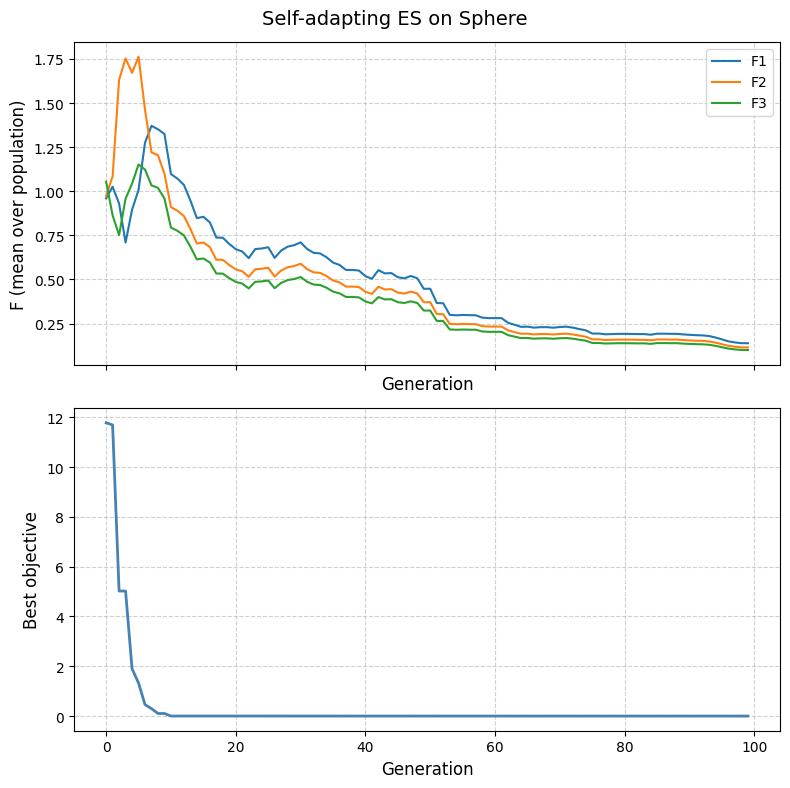
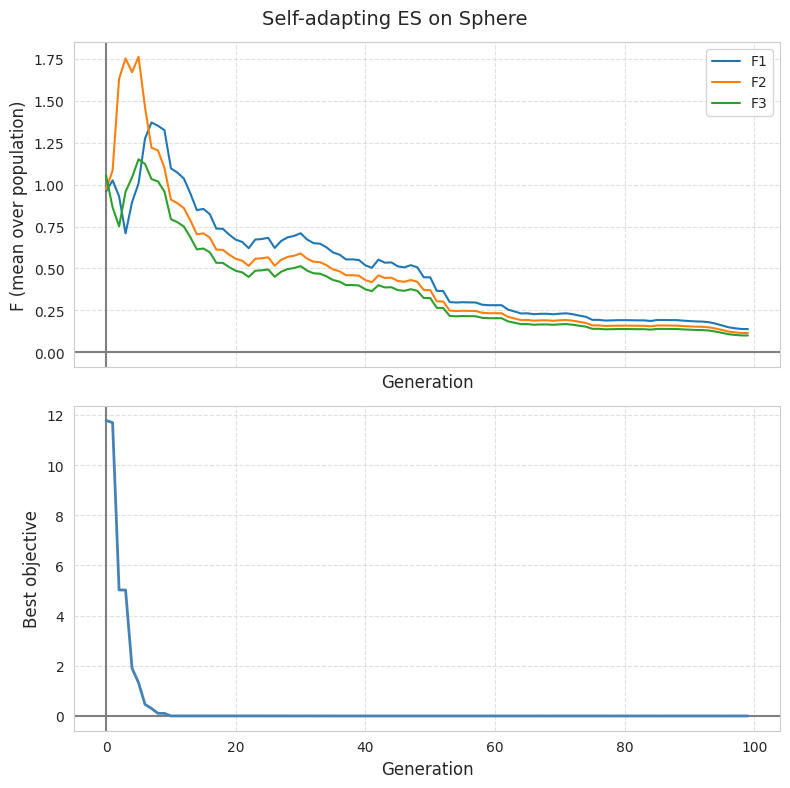
Unified diff of the notebook cell whose output changed from the first chart to the second:
--- before
+++ after
@@ -3,19 +3,24 @@
 
 # Then in the plotting cell:
+sns.set_style("whitegrid")
 fig, (ax1, ax2) = plt.subplots(2, 1, sharex=True, figsize=(8, 8))
 
 for d in range(DIM):
-    ax1.plot(F_history[:, d], label=f"F{d+1}")
+    ax1.plot(F_history[:, d], label=f"F{d+1}", zorder=10)
 ax1.grid(True, linestyle="--", alpha=0.6)
 ax1.set_xlabel("Generation", fontsize=12)
 ax1.set_ylabel("F (mean over population)", fontsize=12)
 ax1.grid(True, linestyle="--", alpha=0.6)
+ax1.axhline(0, color="grey")
+ax1.axvline(0, color="grey")
 ax1.legend()
 
 # New seaborn-style convergence on ax3
-sns.lineplot(data=history_df, x="iteration", y="best_objective", ax=ax2, linewidth=2, color="steelblue")
+sns.lineplot(data=history_df, x="iteration", y="best_objective", ax=ax2, linewidth=2, color="steelblue", zorder=10)
 ax2.set_xlabel("Generation", fontsize=12)
 ax2.set_ylabel("Best objective", fontsize=12)
 ax2.grid(True, linestyle="--", alpha=0.6)
+ax2.axhline(0, color="grey")
+ax2.axvline(0, color="grey")
 
 plt.suptitle("Self-adapting ES on Sphere", fontsize=14)

Commit: Fixed (almost) all tests and implemented conditional elitism